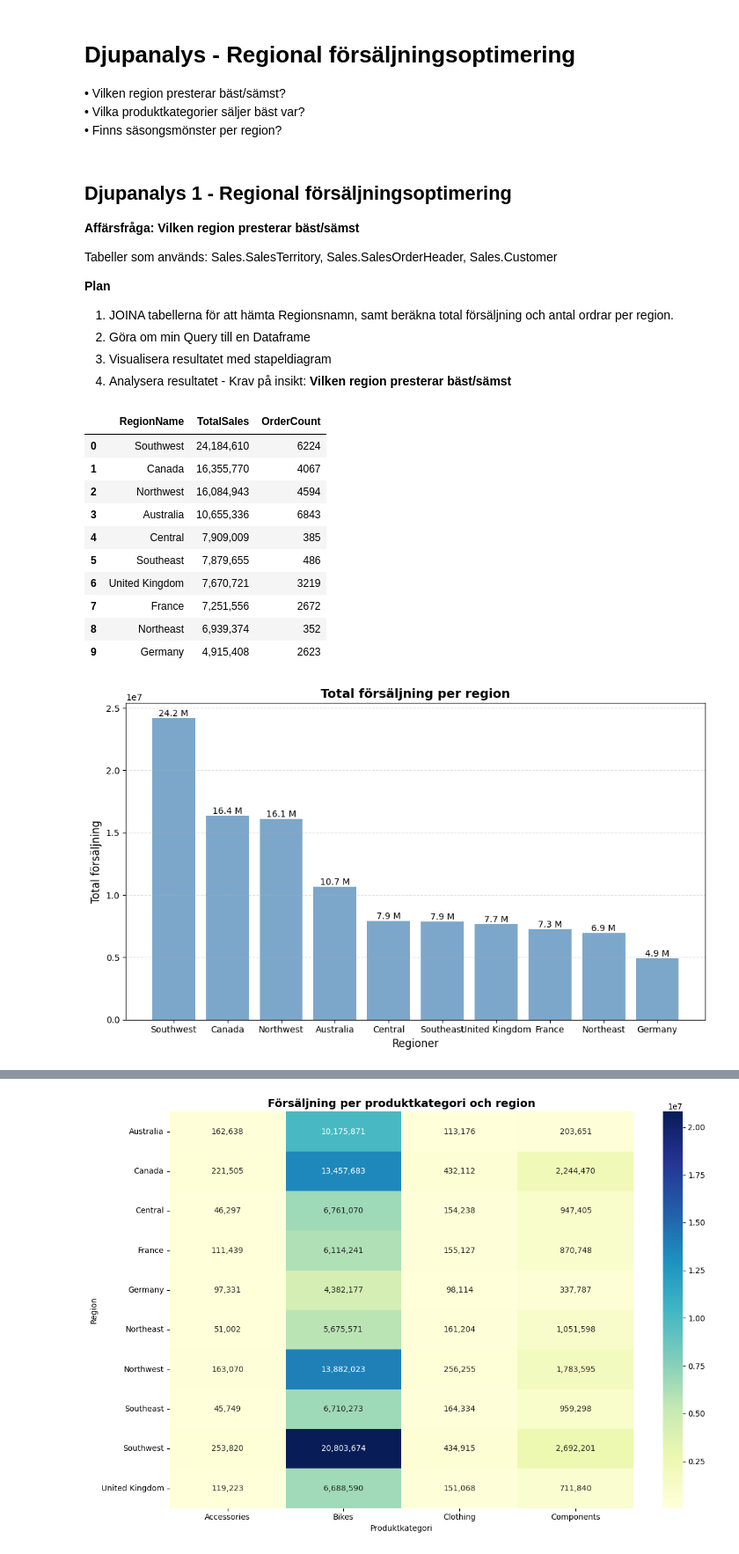
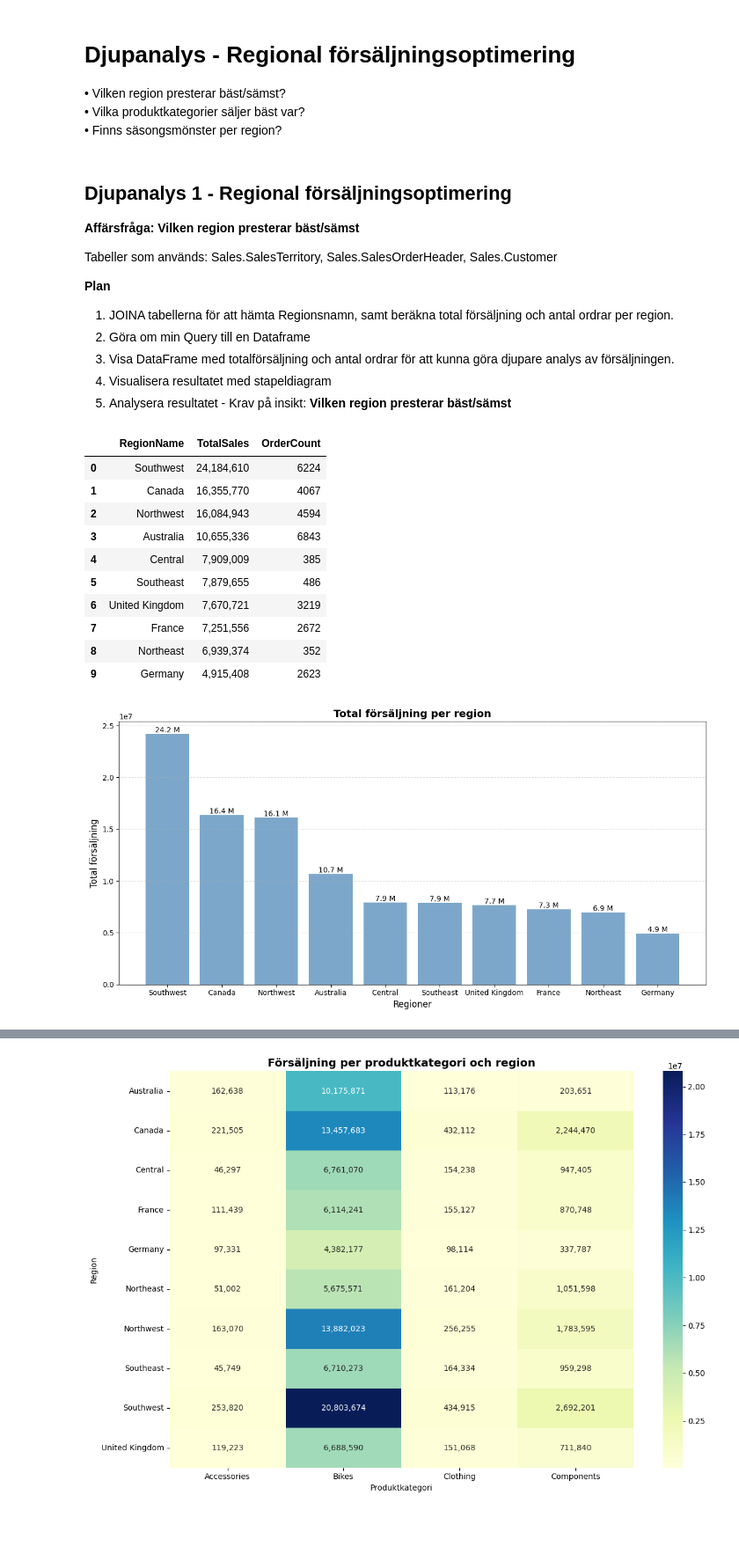
Before and after one commit to Shara-Hysen/adventureworks-sales-analysis-assignment, a Jupyter notebook: analysis.ipynb, the cells around one changed output, grey strips where cells are left out. Shown at 88% size. Cells and saved outputs as stored; diff of their text form; code cells hidden in the pictures; blank space fills up the shorter version.

```diff
--- a/analysis.ipynb
+++ b/analysis.ipynb
@@ -40,41 +88,3 @@ Funktioner för upprepande kod
-# %%
-def format_number(value):
-    if value >= 1_000_000:
-        return f'{value/1_000_000:.1f} M'
-    elif value >= 1_000:
-        return f'{value/1_000:.1f} K'
-    else:
-        return f'{int(value)}'
-
-def autolabel_bars(ax, bars,orientation='vertical', y_offset=1, x_offset=0,):
-    """
-    Skriver ut staplarnas värde (stående och liggande)
-    y_offset flytter (upp/ner - vertical), (höger/vänster - horizontal)
-    x_offset flyttar (höger/vänster - vertical), (upp/ner - horizontal)
-    """
-    for bar in bars:
-        if orientation == 'vertical':
-            value = bar.get_height()
-            ax.text(
-                bar.get_x() + bar.get_width() / 2 + x_offset,
-                value + y_offset,
-                format_number(value),
-                ha= 'center',
-                va='bottom',
-                fontsize=10,
-                fontweight='medium'
-            )
-        else: #horizontal
-            value = bar.get_width()
-            ax.text(
-                value + y_offset,
-                bar.get_y() + bar.get_height() / 2 + x_offset,
-                format_number(value),
-                ha='left',
-                va='center',
-                fontsize=10,
-                fontweight='medium'
-            )
 # %% [markdown]
 ## Analys 1 - Antal produkter per kategori
 **Affärsfråga: Hur många produkter finns i varje kategori?**
@@ -664,8 +684,9 @@ Tabeller som används: Sales.SalesTerritory, Sales.SalesOrderHeader, Sales.Custo
 **Plan**
 1. JOINA tabellerna för att hämta Regionsnamn, samt beräkna total försäljning och antal ordrar per region.
 2. Göra om min Query till en Dataframe
+3. Visa DataFrame med totalförsäljning och antal ordrar för att kunna göra djupare analys av försäljningen.
 3. Visualisera resultatet med stapeldiagram
-5. Analysera resultatet - Krav på insikt: **Vilken region presterar bäst/sämst**
+4. Analysera resultatet - Krav på insikt: **Vilken region presterar bäst/sämst**
 # %%
 query_deep_vis1 = """
 SELECT
@@ -679,35 +700,37 @@ GROUP BY st.Name
 ORDER BY TotalSales DESC
 """
 
 df_deep_vis1 = query_df(query_deep_vis1)
+
+#
 display(df_deep_vis1.style.format({'TotalSales': '{:,.0f}'}))
 
 # Skapar stapeldiagram
-fig, ax = plt.subplots(figsize=(10,6))
+fig, ax = plt.subplots(figsize=(12,6))
 bars = ax.bar(df_deep_vis1['RegionName'], df_deep_vis1['TotalSales'], color='steelblue', alpha=0.7)
 
 # Lägger värdeetiketter ovanpå staplarna
 autolabel_bars(ax, bars, orientation= 'vertical')
 
 ax.set_title('Total försäljning per region', fontsize=14, fontweight='bold')
 ax.set_xlabel('Regioner',fontsize=12)
 ax.set_ylabel('Total försäljning', fontsize=12 )
 ax.grid(axis='y',linestyle='--', alpha=0.4)
 plt.tight_layout()
 plt.show()
 # %% [output]
 |  | RegionName | TotalSales | OrderCount |
 | 0 | Southwest | 24,184,610 | 6224 |
 | 1 | Canada | 16,355,770 | 4067 |
 | 2 | Northwest | 16,084,943 | 4594 |
 | 3 | Australia | 10,655,336 | 6843 |
 | 4 | Central | 7,909,009 | 385 |
 | 5 | Southeast | 7,879,655 | 486 |
 | 6 | United Kingdom | 7,670,721 | 3219 |
 | 7 | France | 7,251,556 | 2672 |
 | 8 | Northeast | 6,939,374 | 352 |
 | 9 | Germany | 4,915,408 | 2623 |
-[figure, old version]
+[figure, new version]
 # %% [markdown]
 ### Insikter - Vilken region presterar bäst/sämst
 
```
Also changed, not shown: parts of 19 cells of this notebook.
